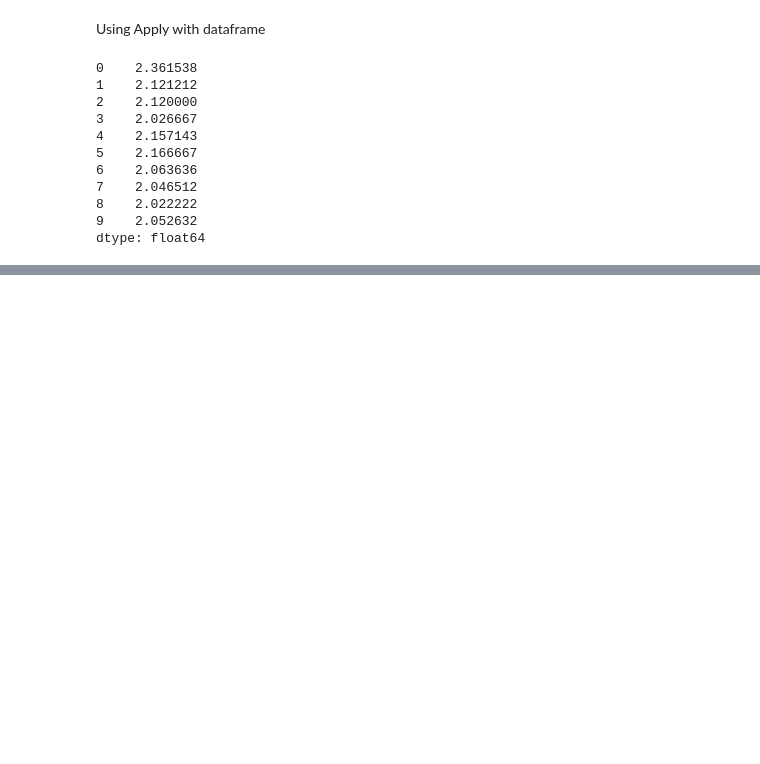
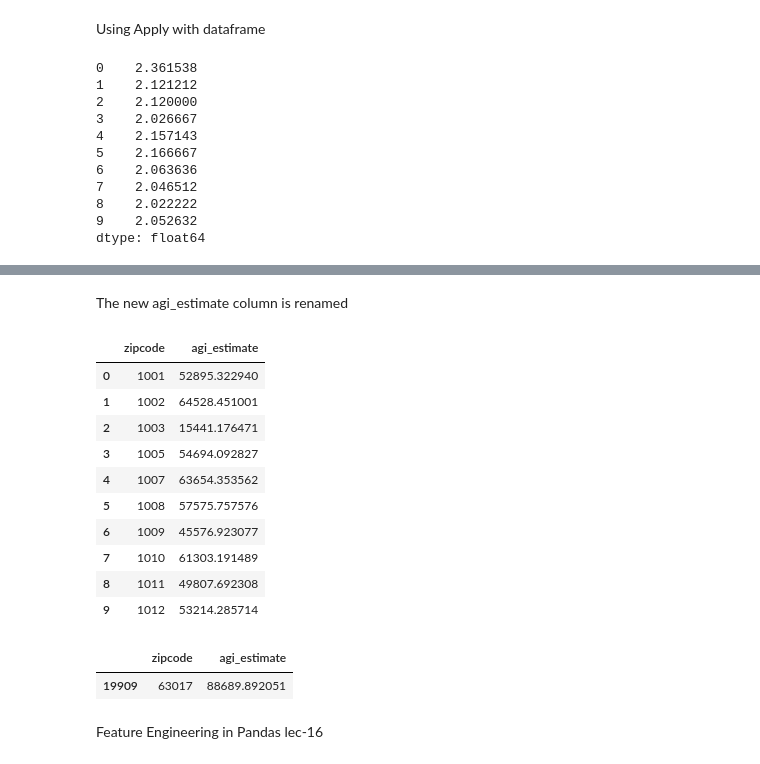
Before and after one commit to PorasS/AI, a Jupyter notebook: pandasTut.ipynb, the cells around one changed output, grey strips where cells are left out. Cells and saved outputs as stored; diff of their text form; code cells hidden in the pictures; blank space fills up the shorter version.

```diff
--- a/pandasTut.ipynb
+++ b/pandasTut.ipynb
@@ -647,0 +769,24 @@ Feature Engineering with apply and map
+# %% [markdown]
+The new agi_estimate column is renamed
+# %%
+df.columns=['zipcode','agi_estimate']
+df[0:10]
+# %% [output]
+|  | zipcode | agi_estimate |
+| 0 | 1001 | 52895.322940 |
+| 1 | 1002 | 64528.451001 |
+| 2 | 1003 | 15441.176471 |
+| 3 | 1005 | 54694.092827 |
+| 4 | 1007 | 63654.353562 |
+| 5 | 1008 | 57575.757576 |
+| 6 | 1009 | 45576.923077 |
+| 7 | 1010 | 61303.191489 |
+| 8 | 1011 | 49807.692308 |
+| 9 | 1012 | 53214.285714 |
+# %%
+df[df['zipcode']==63017]
+# %% [output]
+|  | zipcode | agi_estimate |
+| 19909 | 63017 | 88689.892051 |
+# %% [markdown]
+Feature Engineering in Pandas lec-16
```
Also changed, not shown: parts of 12 cells of this notebook.
